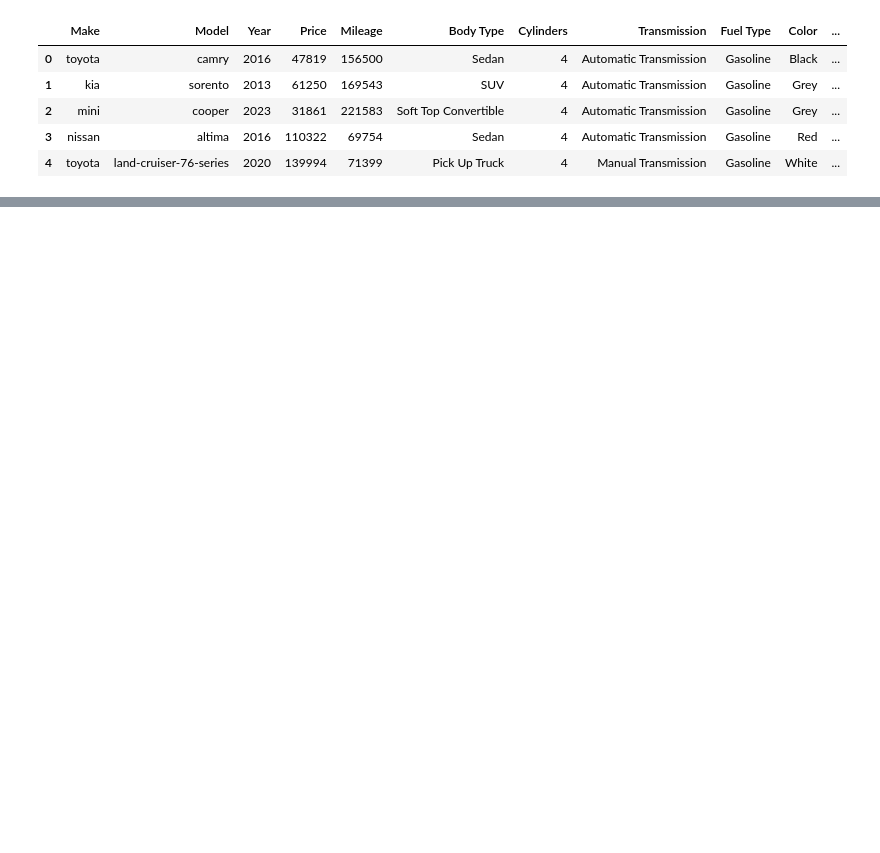
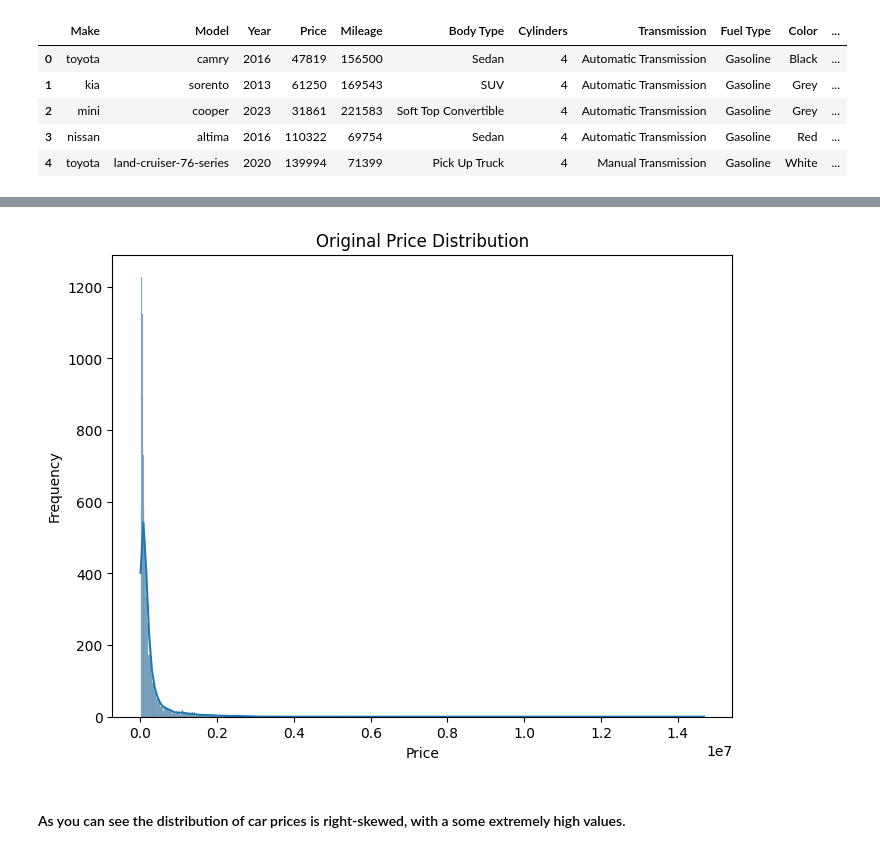
Before and after one commit to DinithKumudika/IS4116---Business-Intelligence-Systems---Assingnment-2, a Jupyter notebook: preprocess.ipynb, the cells around one changed output, grey strips where cells are left out. Saved outputs shown, nothing was run; the diff lists cells and outputs as text; code cells hidden in the pictures; blank space fills up the shorter version.

```diff
--- a/preprocess.ipynb
+++ b/preprocess.ipynb
@@ -35,0 +194,3 @@ df.head()
+# %%
+# replace 'Unknown' values with NaN
+df['Cylinders'] = df['Cylinders'].replace('Unknown', float('nan'))
@@ -35,0 +218,6 @@ df.head()
+# %%
+# Find the mode of the Cylinders column
+most_common_cylinders = df['Cylinders'].mode()[0]
+
+# Replace missing values with the mode
+df['Cylinders'] = df['Cylinders'].fillna(most_common_cylinders)
@@ -35,0 +242,4 @@ df.head()
+# %%
+# convert prices to float
+df["Price"]=df["Price"].astype(float)
+df.info()
@@ -35,0 +275,4 @@ df.head()
+# %%
+# In the business sense, as a car gets older, it generally experiences more wear and tear, which can affect its resale value. Older cars tend to have lower prices compared to newer ones, even if they have similar mileage or features. Therefore Car age is often a strong predictor of price for used vehicles.
+
+df['Car Age'] = 2025 - df['Year']
@@ -35,0 +288,15 @@ df.head()
+# %%
+import seaborn as sns
+import matplotlib.pyplot as plt
+
+# Plot the original price distribution
+plt.figure(figsize=(8, 6))
+sns.histplot(df['Price'], kde=True)
+plt.title('Original Price Distribution')
+plt.xlabel('Price')
+plt.ylabel('Frequency')
+plt.show()
+# %% [output]
+[figure, added]
+# %% [markdown]
+#### As you can see the distribution of car prices is right-skewed, with a some extremely high values.
```
Also changed, not shown: parts of 24 cells of this notebook.
